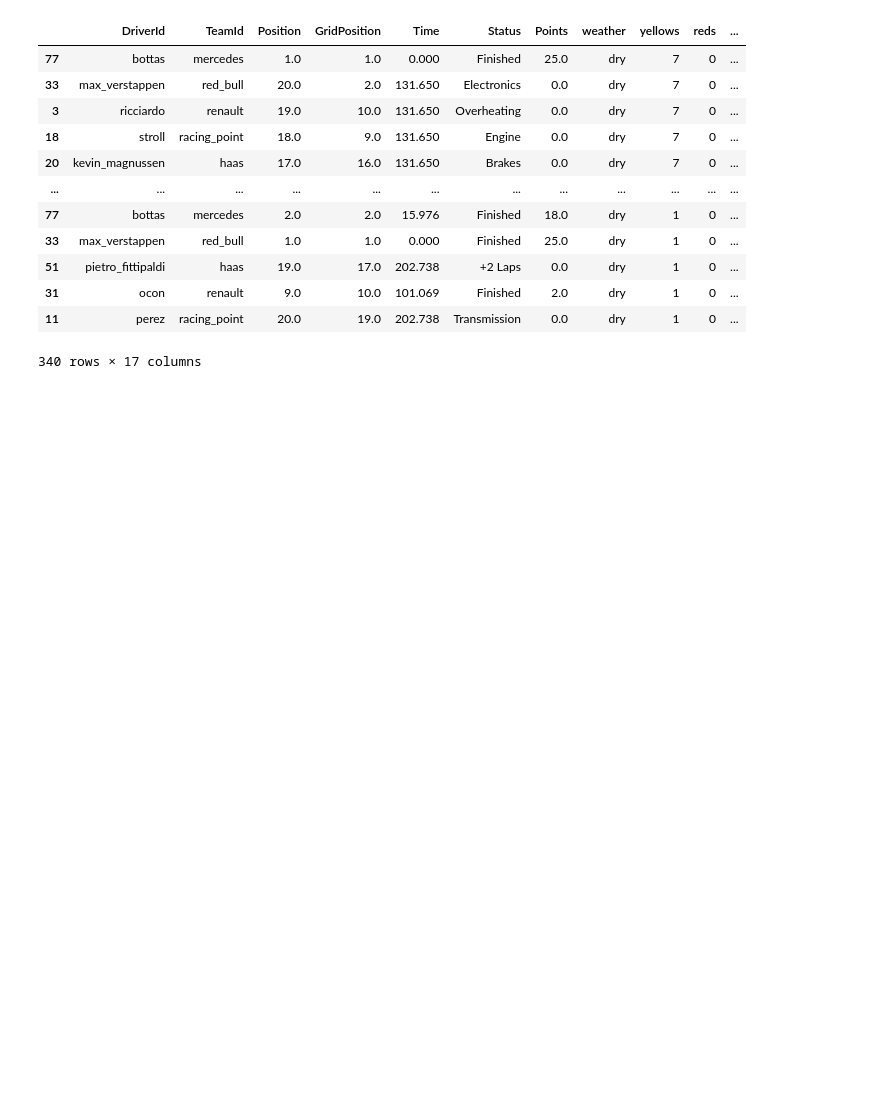
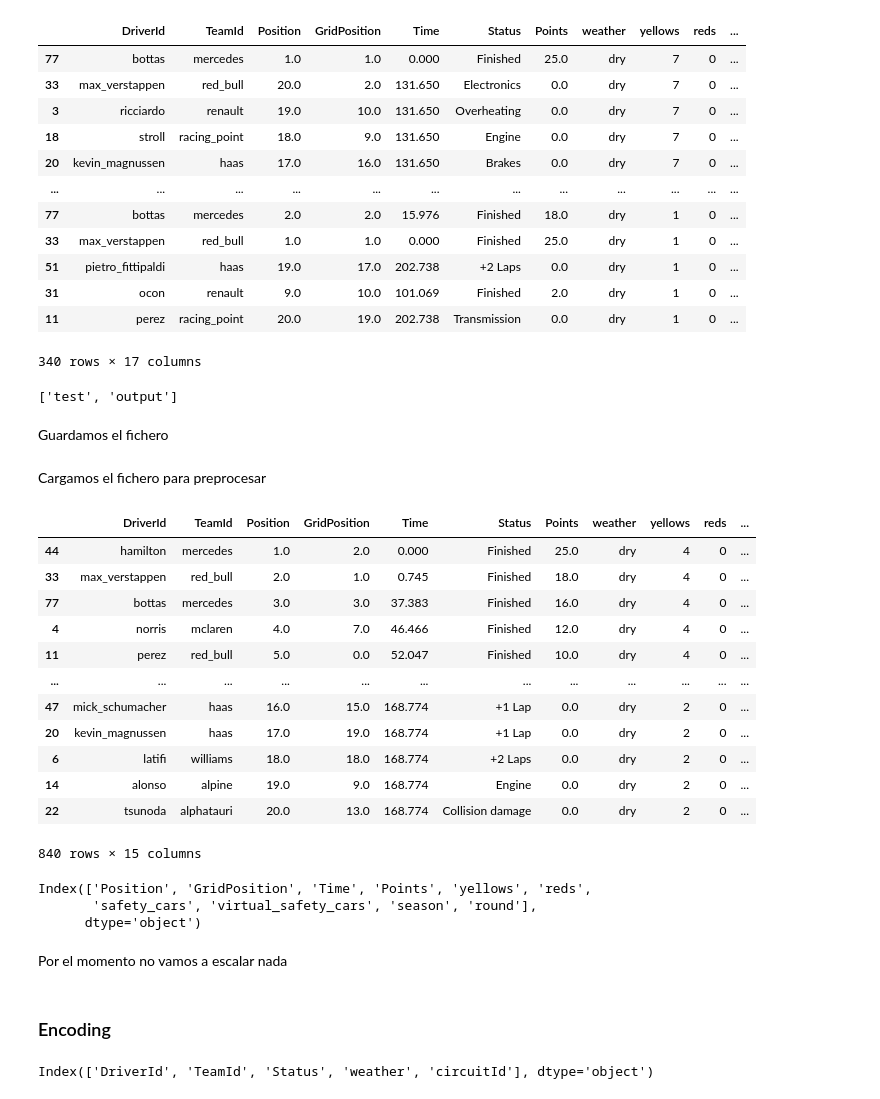
Before and after one commit to SupernovaIa/Formula-1-ML-Project, a Jupyter notebook: notebook/01-model-race.ipynb, the cells around one changed output. Cells and saved outputs as stored; diff of their text form; code cells hidden in the pictures; blank space fills up the shorter version.

```diff
--- a/notebook/01-model-race.ipynb
+++ b/notebook/01-model-race.ipynb
@@ -347,3 +347,11 @@ results_df
 | 31 | ocon | renault | 9.0 | 10.0 | 101.069 | Finished | 2.0 | dry | 1 | 0 | ... |
 | 11 | perez | racing_point | 20.0 | 19.0 | 202.738 | Transmission | 0.0 | dry | 1 | 0 | ... |
 340 rows × 17 columns
+# %%
+import os
+# Para ver path actual
+os.listdir('../data/')
+# %% [output]
+['test', 'output']
+# %% [markdown]
+Guardamos el fichero
@@ -349,0 +360,20 @@ results_df
+# %% [markdown]
+Cargamos el fichero para preprocesar
+# %%
+df = pd.read_csv('../data/test/results_test.csv', index_col=0)
+# %%
+df
+# %% [output]
+|  | DriverId | TeamId | Position | GridPosition | Time | Status | Points | weather | yellows | reds | ... |
+| 44 | hamilton | mercedes | 1.0 | 2.0 | 0.000 | Finished | 25.0 | dry | 4 | 0 | ... |
+| 33 | max_verstappen | red_bull | 2.0 | 1.0 | 0.745 | Finished | 18.0 | dry | 4 | 0 | ... |
+| 77 | bottas | mercedes | 3.0 | 3.0 | 37.383 | Finished | 16.0 | dry | 4 | 0 | ... |
+| 4 | norris | mclaren | 4.0 | 7.0 | 46.466 | Finished | 12.0 | dry | 4 | 0 | ... |
+| 11 | perez | red_bull | 5.0 | 0.0 | 52.047 | Finished | 10.0 | dry | 4 | 0 | ... |
+| ... | ... | ... | ... | ... | ... | ... | ... | ... | ... | ... | ... |
+| 47 | mick_schumacher | haas | 16.0 | 15.0 | 168.774 | +1 Lap | 0.0 | dry | 2 | 0 | ... |
+| 20 | kevin_magnussen | haas | 17.0 | 19.0 | 168.774 | +1 Lap | 0.0 | dry | 2 | 0 | ... |
+| 6 | latifi | williams | 18.0 | 18.0 | 168.774 | +2 Laps | 0.0 | dry | 2 | 0 | ... |
+| 14 | alonso | alpine | 19.0 | 9.0 | 168.774 | Engine | 0.0 | dry | 2 | 0 | ... |
+| 22 | tsunoda | alphatauri | 20.0 | 13.0 | 168.774 | Collision damage | 0.0 | dry | 2 | 0 | ... |
+840 rows × 15 columns
@@ -349,0 +408,8 @@ results_df
+# %%
+df.select_dtypes(include='number').columns
+# %% [output]
+Index(['Position', 'GridPosition', 'Time', 'Points', 'yellows', 'reds',
+       'safety_cars', 'virtual_safety_cars', 'season', 'round'],
+      dtype='object')
+# %% [markdown]
+Por el momento no vamos a escalar nada
@@ -349,0 +424,2 @@ results_df
+# %% [markdown]
+### Encoding
@@ -349,0 +428,4 @@ results_df
+# %%
+df.select_dtypes(include='O').columns
+# %% [output]
+Index(['DriverId', 'TeamId', 'Status', 'weather', 'circuitId'], dtype='object')
```
Also changed, not shown: parts of 7 cells of this notebook, 3 other files.
